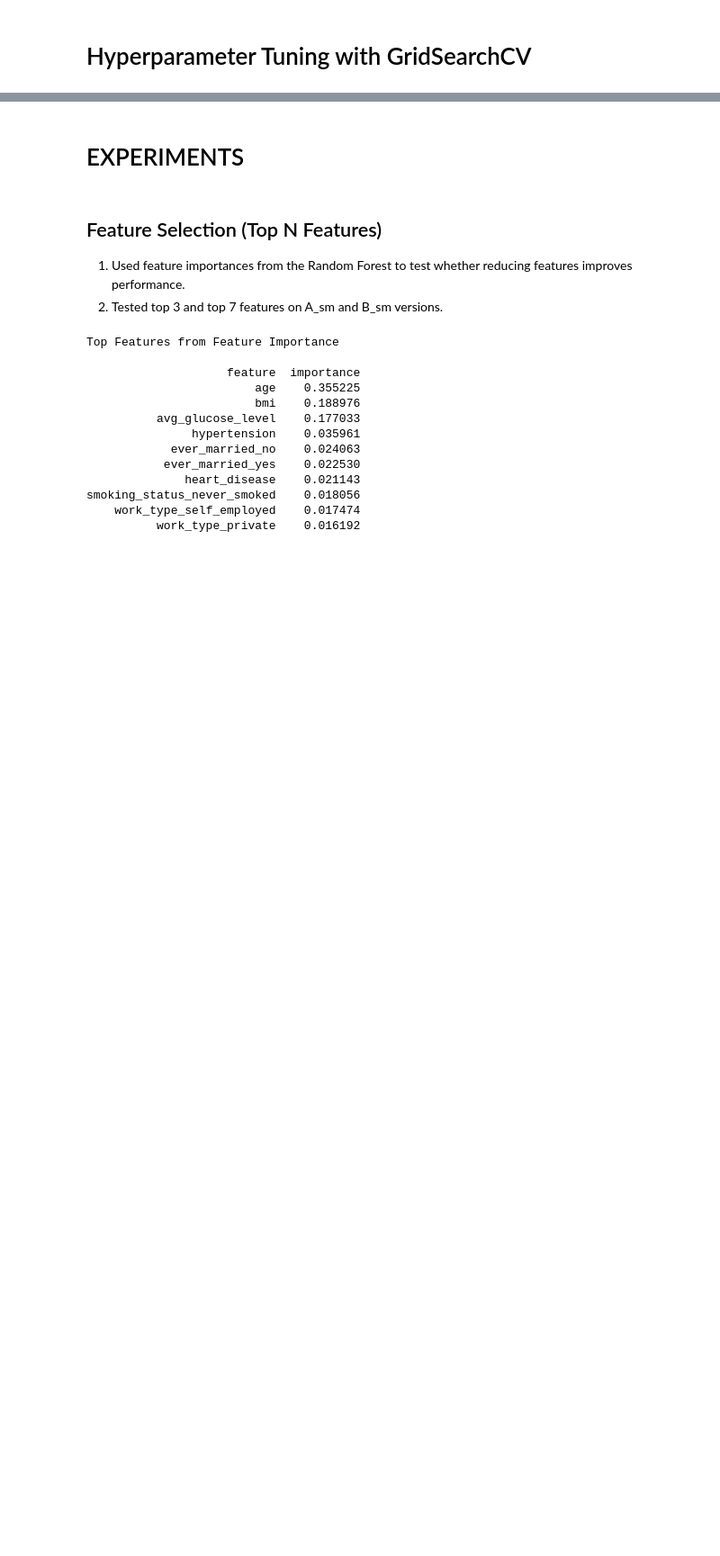
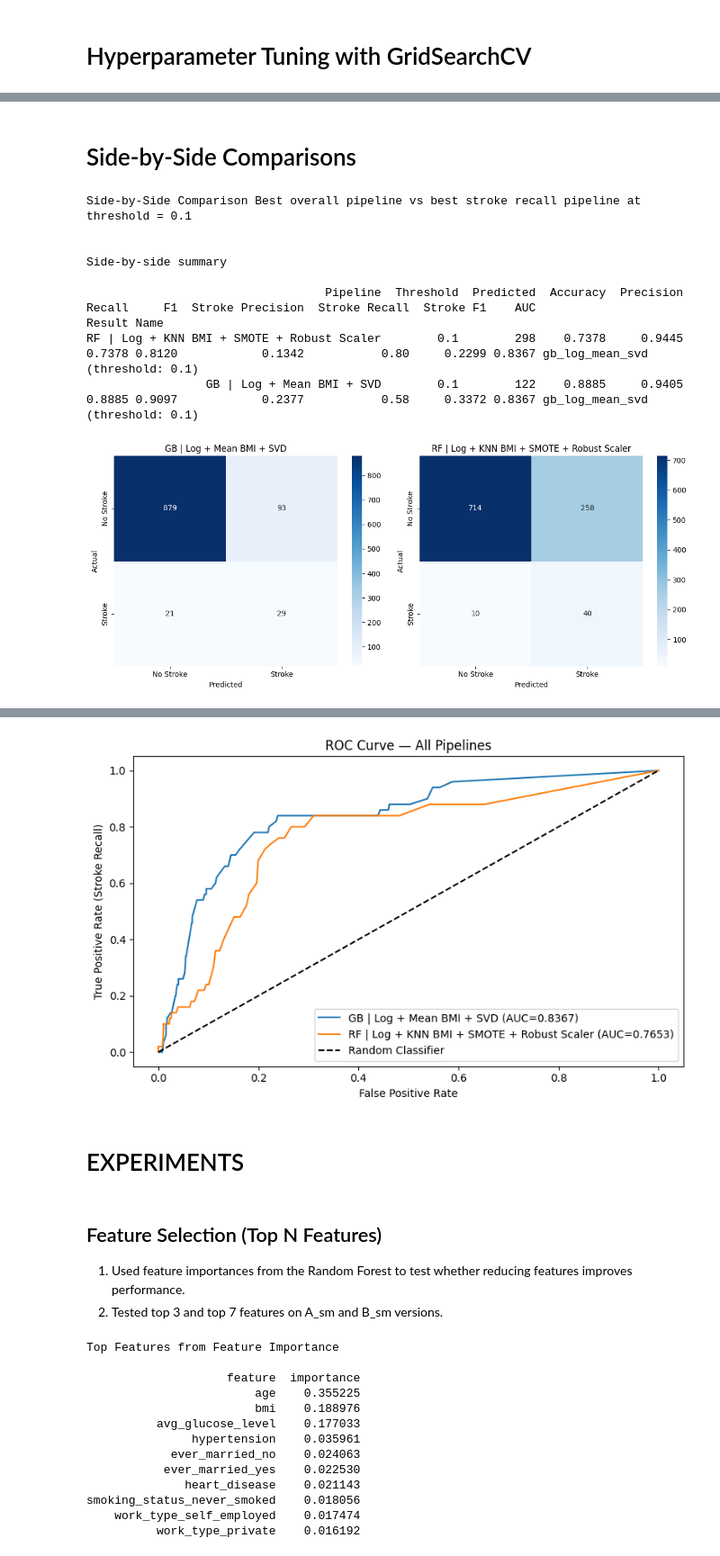
Before and after one commit to stefanosPanteli/EPL448_Team1_StrokePrediction, a Jupyter notebook: project.ipynb, the cells around one changed output, grey strips where cells are left out. Shown at 90% size. Saved outputs shown, nothing was run; the diff lists cells and outputs as text; code cells hidden in the pictures; blank space fills up the shorter version.

```diff
--- a/project.ipynb
+++ b/project.ipynb
@@ -1950,0 +2165,78 @@ weighted avg       0.95      0.72      0.80      1022
+# %% [markdown]
+# Side-by-Side Comparisons
+# %%
+# Side-by-side comparison of the two selected pipelines at threshold = 0.1
+nicely_print('Side-by-Side Comparison', 'Best overall pipeline vs best stroke recall pipeline at threshold = 0.1')
+
+comparison_results = []
+comparison_cm_results = {}
+comparison_report_results = {}
+comparison_roc_results = {}
+
+selected_pipelines = {
+    'GB | Log + Mean BMI + SVD': best_pipelines['gb_log_mean_svd'],
+    'RF | Log + KNN BMI + SMOTE + Robust Scaler': best_pipelines['rf_log_knn_sm_sc']
+}
+
+threshold = 0.1
+
+for pipe_name, pipe in selected_pipelines.items():
+    y_proba = pipe.predict_proba(X_test_orig)[:, 1]
+    y_pred = (y_proba >= threshold).astype(int)
+
+    comparison_results.append({
+        'Pipeline'         : pipe_name,
+        'Threshold'        : threshold,
+        'Predicted'        : int((y_pred == 1).sum()),
+        'Accuracy'         : round(accuracy_score(y_test_orig, y_pred), 4),
+        'Precision'        : round(precision_score(y_test_orig, y_pred, average= 'weighted', zero_division= 0), 4),
+        'Recall'           : round(recall_score(y_test_orig, y_pred, average= 'weighted', zero_division= 0), 4),
+        'F1'               : round(f1_score(y_test_orig, y_pred, average= 'weighted', zero_division= 0), 4),
+        'Stroke Precision' : round(precision_score(y_test_orig, y_pred, pos_label= 1, average= 'binary', zero_division= 0), 4),
+        'Stroke Recall'    : round(recall_score(y_test_orig, y_pred, pos_label= 1, average= 'binary', zero_division= 0), 4),
+        'Stroke F1'        : round(f1_score(y_test_orig, y_pred, pos_label= 1, average= 'binary', zero_division= 0), 4),
+        'AUC'              : round(auc, 4),
+        'Result Name'      : result_name,
+    })
+
+    comparison_cm_results[pipe_name] = confusion_matrix(y_test_orig, y_pred)
+    comparison_report_results[pipe_name] = classification_report(
+        y_test_orig, y_pred, digits=4, zero_division=0
+    )
+
+    fpr, tpr, _ = roc_curve(y_test_orig, y_proba)
+    auc = roc_auc_score(y_test_orig, y_proba)
+    comparison_roc_results[pipe_name] = (fpr, tpr, auc)
+
+# Summary table
+comparison_df = pd.DataFrame(comparison_results).sort_values('Stroke Recall', ascending= False)
+
+print('\nSide-by-side summary\n')
+print(comparison_df.to_string(index=False))
+
+# Confusion matrices + reports
+plot_confusion_matrices_and_reports(
+    comparison_cm_results,
+    comparison_report_results,
+    labels= ['No Stroke', 'Stroke'],
+    ncols= 2
+)
+
+# ROC curves
+ROC_curve(comparison_roc_results)
+
+# TODO: put bar chart of FP rate and FN rate
+
+# Experiments
+# TODO: Check weighted voting between the 2 clasifiers
+# TODO: CHeck FFNN architectures
+# %% [output]
+Side-by-Side Comparison Best overall pipeline vs best stroke recall pipeline at threshold = 0.1
+
+
+Side-by-side summary
+
+                                  Pipeline  Threshold  Predicted  Accuracy  Precision  Recall     F1  Stroke Precision  Stroke Recall  Stroke F1    AUC                      Result Name
+RF | Log + KNN BMI + SMOTE + Robust Scaler        0.1        298    0.7378     0.9445  0.7378 0.8120            0.1342           0.80     0.2299 0.8367 gb_log_mean_svd (threshold: 0.1)
+                 GB | Log + Mean BMI + SVD        0.1        122    0.8885     0.9405  0.8885 0.9097            0.2377           0.58     0.3372 0.8367 gb_log_mean_svd (threshold: 0.1)
+[figure, added]
@@ -1951,3 +2260,4 @@ weighted avg       0.95      0.72      0.80      1022
+[figure, added]
 # %% [markdown]
 # EXPERIMENTS
 # %% [markdown]
```
Also changed, not shown: parts of 31 cells of this notebook.
